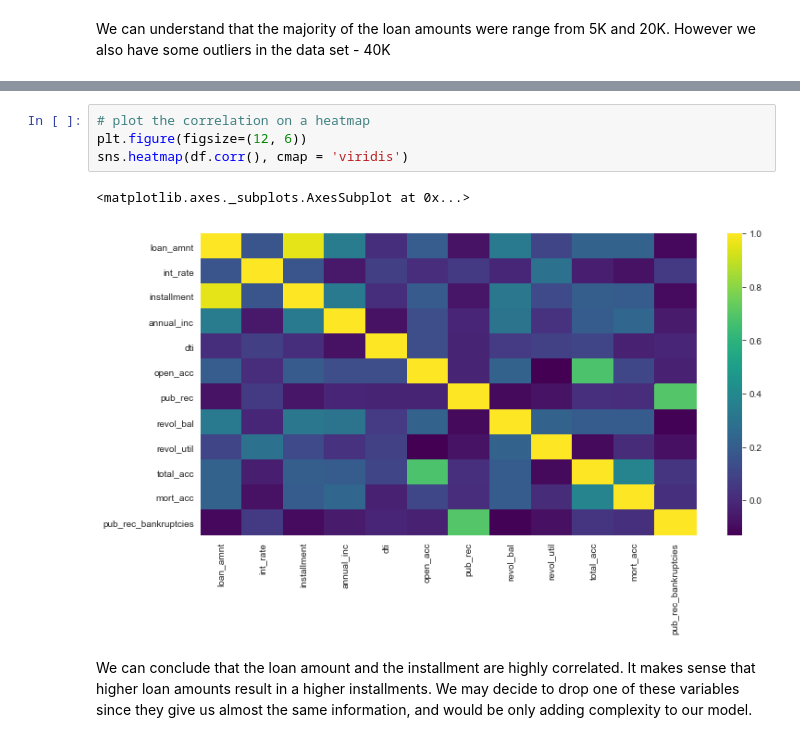
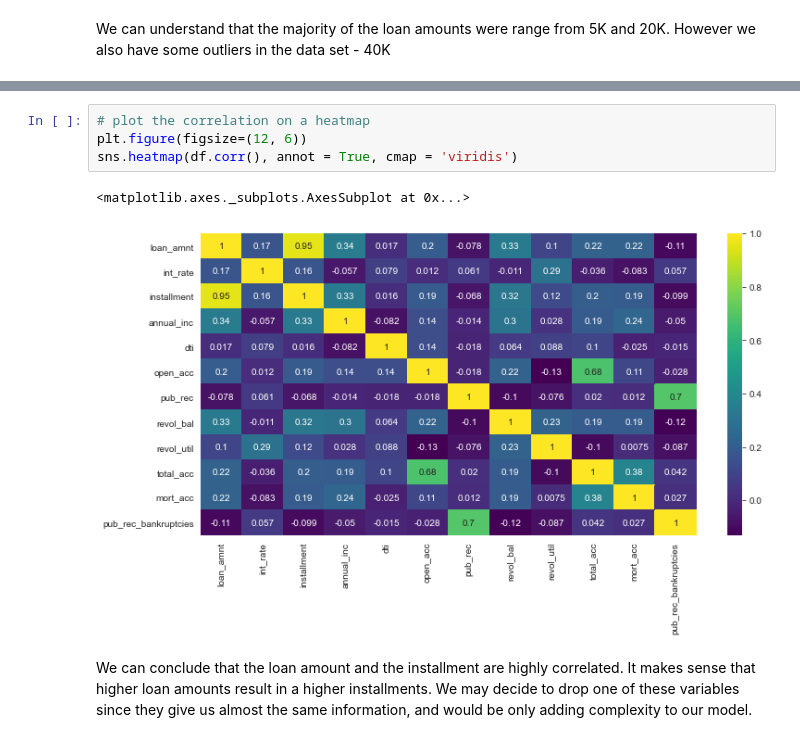
Before and after one commit to joaoprmanso/projects, a Jupyter notebook: course/python_for_data_science_and_machine_learning/TensorFlow_FILES/ANNs/ANN - Final Exercise.ipynb, the cells around one changed output, grey strips where cells are left out. Cells and saved outputs as stored; diff of their text form.

```diff
--- a/course/python_for_data_science_and_machine_learning/TensorFlow_FILES/ANNs/ANN - Final Exercise.ipynb
+++ b/course/python_for_data_science_and_machine_learning/TensorFlow_FILES/ANNs/ANN - Final Exercise.ipynb
@@ -126,10 +126,10 @@ df.corr()
 # %%
 # plot the correlation on a heatmap
 plt.figure(figsize=(12, 6))
-sns.heatmap(df.corr(), cmap = 'viridis')
+sns.heatmap(df.corr(), annot = True, cmap = 'viridis')
 # %% [output]
 <matplotlib.axes._subplots.AxesSubplot at 0x...>
-[figure, old version]
+[figure, new version]
 # %% [markdown]
 We can conclude that the loan amount and the installment are highly correlated. It makes sense that higher loan amounts result in a higher installments. We may decide to drop one of these variables since they give us almost the same information, and would be only adding complexity to our model.
 # %%
```
Also changed, not shown: parts of 5 cells of this notebook.
